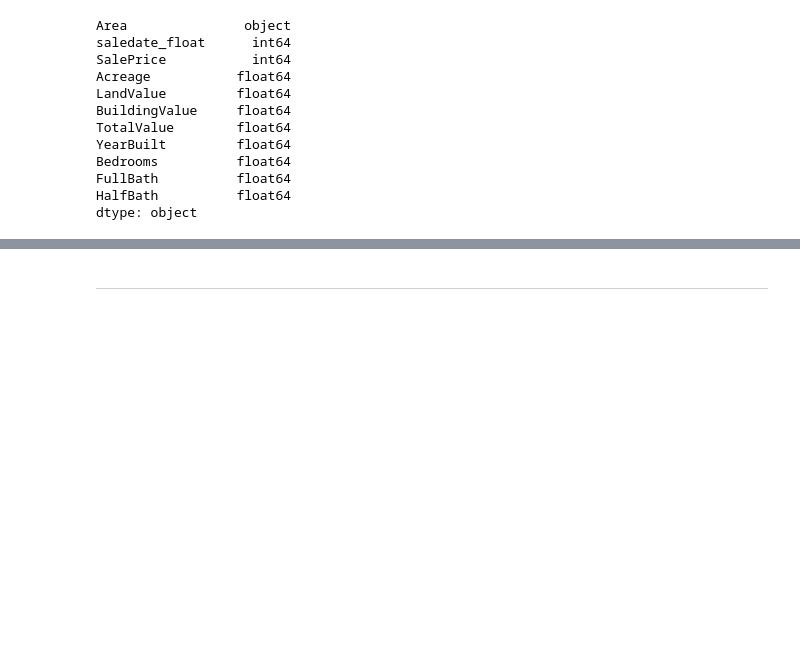
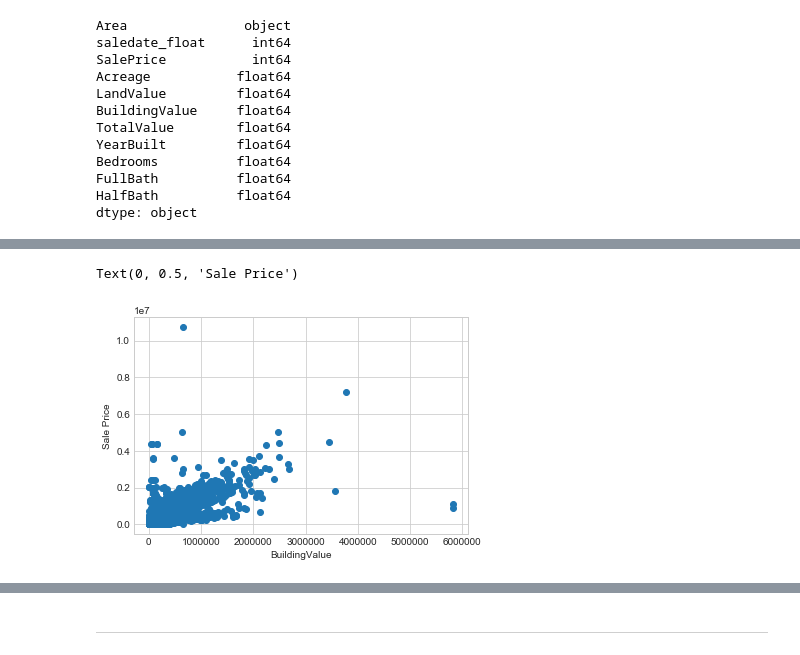
Before and after one commit to RoyalVee/Nashville-Housing-Data---Data-Cleaning-Project, a Jupyter notebook: Prediction Scrpt.ipynb, the cells around one changed output, grey strips where cells are left out. Cells and saved outputs as stored; diff of their text form; code cells hidden in the pictures; blank space fills up the shorter version.

```diff
--- a/Prediction Scrpt.ipynb
+++ b/Prediction Scrpt.ipynb
@@ -294,0 +320,8 @@ with open("nash_main.pkl", "wb") as file:
+# %%
+# Saleprice against BuildingValue
+plt.scatter(nash_main[["BuildingValue"]], nash_main[["SalePrice"]])
+plt.xlabel("BuildingValue")
+plt.ylabel("Sale Price")
+# %% [output]
+Text(0, 0.5, 'Sale Price')
+[figure, added]
```
Also changed, not shown: parts of 10 cells of this notebook.
